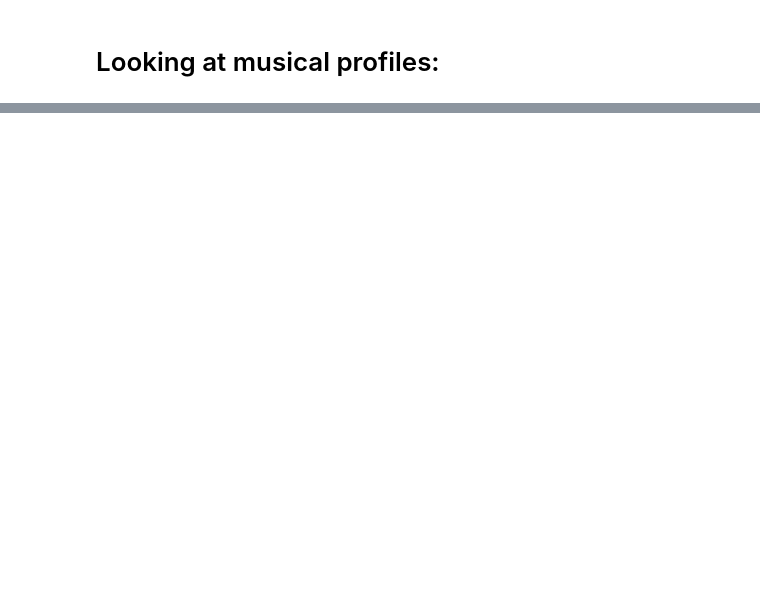
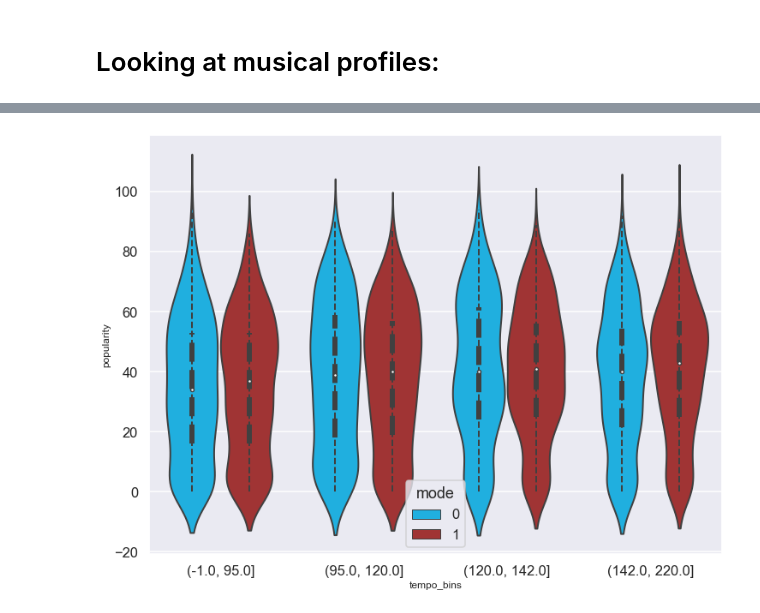
Before and after one commit to SpotiScryers/SpotiScry, a Jupyter notebook: kwame_explore.ipynb, the cells around one changed output, grey strips where cells are left out. Cells and saved outputs as stored; diff of their text form; code cells hidden in the pictures; blank space fills up the shorter version.

```diff
--- a/kwame_explore.ipynb
+++ b/kwame_explore.ipynb
@@ -495,0 +498,5 @@ Text(0.5, 1.0, 'Avg popularity of tracks produced by top ten labels vs total avg
+# %%
+train['tempo_bins'] = pd.qcut(train['tempo'], q=4, precision=0)
+ax = sns.violinplot(x="tempo_bins", y="popularity", hue="mode",data=train)
+# %% [output]
+[figure, added]
```
Also changed, not shown: parts of 13 cells of this notebook.
